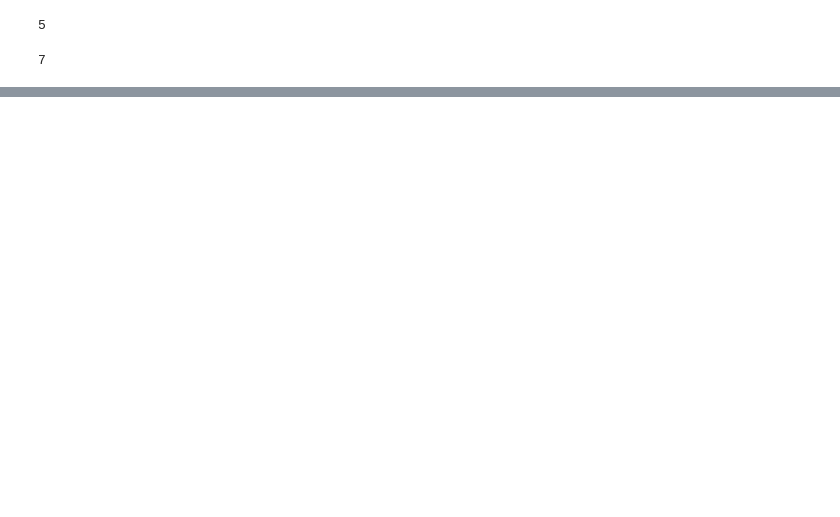
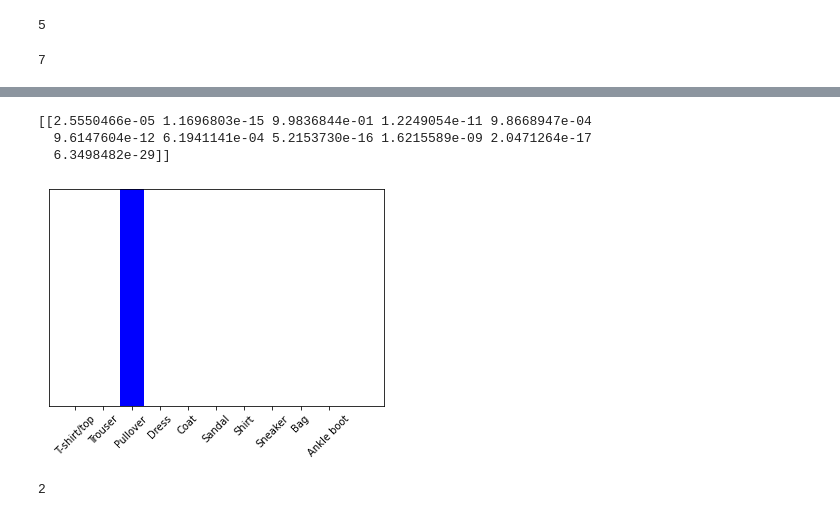
Before and after one commit to zmirzaei/tensorflow, a Jupyter notebook: fashionMNIST.ipynb, the cells around one changed output, grey strips where cells are left out. Drawn from its saved outputs; the diff is of its cells as text; code cells hidden in the pictures; blank space fills up the shorter version.

```diff
--- a/fashionMNIST.ipynb
+++ b/fashionMNIST.ipynb
@@ -179,0 +211,18 @@ plt.show()
+# %%
+predictions_single = probability_model.predict(img)
+
+print(predictions_single)
+# %% [output]
+[[2.5550466e-05 1.1696803e-15 9.9836844e-01 1.2249054e-11 9.8668947e-04
+  9.6147604e-12 6.1941141e-04 5.2153730e-16 1.6215589e-09 2.0471264e-17
+  6.3498482e-29]]
+# %%
+plot_value_array(1, predictions_single[0], test_labels)
+_ = plt.xticks(range(10), class_names, rotation=45)
+plt.show()
+# %% [output]
+[figure, added]
+# %%
+np.argmax(predictions_single[0])
+# %% [output]
+2
```
Also changed, not shown: parts of 13 cells of this notebook.
